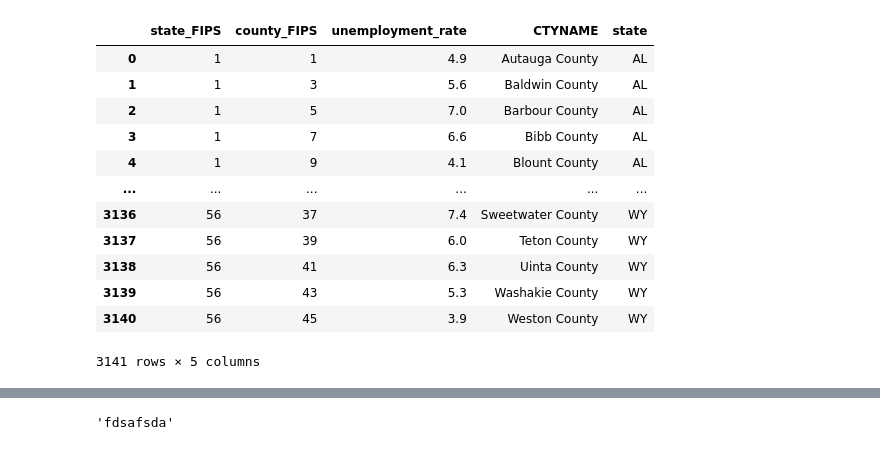
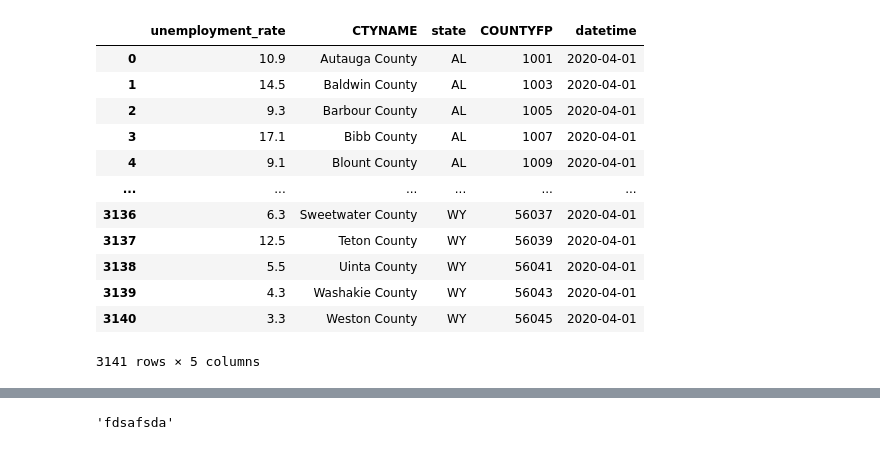
Before and after one commit to sjtalkar/Milestone1BPresidentialElectionAndCovid, a Jupyter notebook: CodeForPresidentialElectionsAndCovid/CovidVsUnemployment.ipynb, the cells around one changed output, grey strips where cells are left out. Cells and saved outputs as stored; diff of their text form; code cells hidden in the pictures.

Commit message:
start wrangling the unemployment data

```diff
--- a/CodeForPresidentialElectionsAndCovid/CovidVsUnemployment.ipynb
+++ b/CodeForPresidentialElectionsAndCovid/CovidVsUnemployment.ipynb
@@ -45,7 +39,8 @@ DataFolder = Path("../DataForPresidentialElectionsAndCovid/")
 # %%
 def getUnemploymentRate():
     """
-        THIS FUNCTION reads the county level unemployment rate from the 2020 dataset published by the BLS.
+        THIS FUNCTION reads the county level unemployment rate from the 2020 dataset published by the BLS
+        and
 
         Functions called: None
 
@@ -65,8 +60,8 @@ def getUnemploymentRate():
             fractionalvotes_2016
 
     """
-    unemployment_df = pd.read_excel(DataFolder / r"unemployment/laucnty20.xlsx",
-                                    names=["LAUS_code","state_FIPS","county_FIPS","county_name_and_state_abbreviation","year","empty_col","labor_force","employed","unemployed","unemployment_rate"],
+    unemployment_df = pd.read_excel(DataFolder / r"laucntycur14.xlsx",
+                                    names=["LAUS_code","state_FIPS","county_FIPS","county_name_and_state_abbreviation","Period","labor_force","employed","unemployed","unemployment_rate"],
                                     header=5,
                                     nrows=3141)
 
@@ -78,21 +73,41 @@ def getUnemploymentRate():
     extract_state_names = lambda x : re.search(extract_names_regex,x).group("state") if x != "District of Columbia" else "District of Columbia"
     unemployment_df["CTYNAME"] = unemployment_df["county_name_and_state_abbreviation"].apply(extract_county_names)
     unemployment_df["state"] = unemployment_df["county_name_and_state_abbreviation"].apply(extract_state_names)
-    unemployment_df.drop(columns=["LAUS_code","county_name_and_state_abbreviation","year","empty_col","labor_force","employed","unemployed"], inplace=True)
+    # Format the county FIPS as the state FIPS followed by the county FIPS
+    concatenate_fips = lambda x : str(x["state_FIPS"]) + "{:03d}".format(x["county_FIPS"])
+    unemployment_df["COUNTYFP"] = unemployment_df.apply(concatenate_fips, axis=1)
+    # Convert period to datetime
+    unemployment_df["month"] = pd.to_datetime(unemployment_df["Period"], format="%b-%y")
+    unemployment_df.drop(columns=["state_FIPS", "county_FIPS", "LAUS_code","county_name_and_state_abbreviation","Period","labor_force","employed","unemployed"], inplace=True)
+
+    covid_df = getCasesRollingAveragePer100K()
+    # Remove non mainland US states
+    covid_df = covid_df[covid_df["COUNTYFP"] < 57000]
+    # Change period to month and average cases per 100K per month and county
+    covid_df["year_month"] = covid_df["date"].dt.to_period('M')
+    covid_df.drop(columns=["date"], inplace=True)
+    covid_df = covid_df.groupby(["year_month", "COUNTYFP"]).sum()
+    covid_df.reset_index(inplace=True)
+    # Get back the month period as a timestamp
+    covid_df["month"] = covid_df["year_month"].apply(lambda x: x.to_timestamp(freq="D", how="start"))
+    covid_df.drop(columns=["year_month"], inplace=True)
+    covid_df
+
     return unemployment_df
 # %%
-getUnemploymentRate()
+unemployment_df = getUnemploymentRate()
+unemployment_df
 # %% [output]
-|  | state_FIPS | county_FIPS | unemployment_rate | CTYNAME | state |
-| 0 | 1 | 1 | 4.9 | Autauga County | AL |
-| 1 | 1 | 3 | 5.6 | Baldwin County | AL |
-| 2 | 1 | 5 | 7.0 | Barbour County | AL |
-| 3 | 1 | 7 | 6.6 | Bibb County | AL |
-| 4 | 1 | 9 | 4.1 | Blount County | AL |
+|  | unemployment_rate | CTYNAME | state | COUNTYFP | datetime |
+| 0 | 10.9 | Autauga County | AL | 1001 | 2020-04-01 |
+| 1 | 14.5 | Baldwin County | AL | 1003 | 2020-04-01 |
+| 2 | 9.3 | Barbour County | AL | 1005 | 2020-04-01 |
+| 3 | 17.1 | Bibb County | AL | 1007 | 2020-04-01 |
+| 4 | 9.1 | Blount County | AL | 1009 | 2020-04-01 |
 | ... | ... | ... | ... | ... | ... |
-| 3136 | 56 | 37 | 7.4 | Sweetwater County | WY |
-| 3137 | 56 | 39 | 6.0 | Teton County | WY |
-| 3138 | 56 | 41 | 6.3 | Uinta County | WY |
-| 3139 | 56 | 43 | 5.3 | Washakie County | WY |
-| 3140 | 56 | 45 | 3.9 | Weston County | WY |
+| 3136 | 6.3 | Sweetwater County | WY | 56037 | 2020-04-01 |
+| 3137 | 12.5 | Teton County | WY | 56039 | 2020-04-01 |
+| 3138 | 5.5 | Uinta County | WY | 56041 | 2020-04-01 |
+| 3139 | 4.3 | Washakie County | WY | 56043 | 2020-04-01 |
+| 3140 | 3.3 | Weston County | WY | 56045 | 2020-04-01 |
 3141 rows × 5 columns
```
Also changed, not shown: parts of 5 cells of this notebook, 6 other files.
